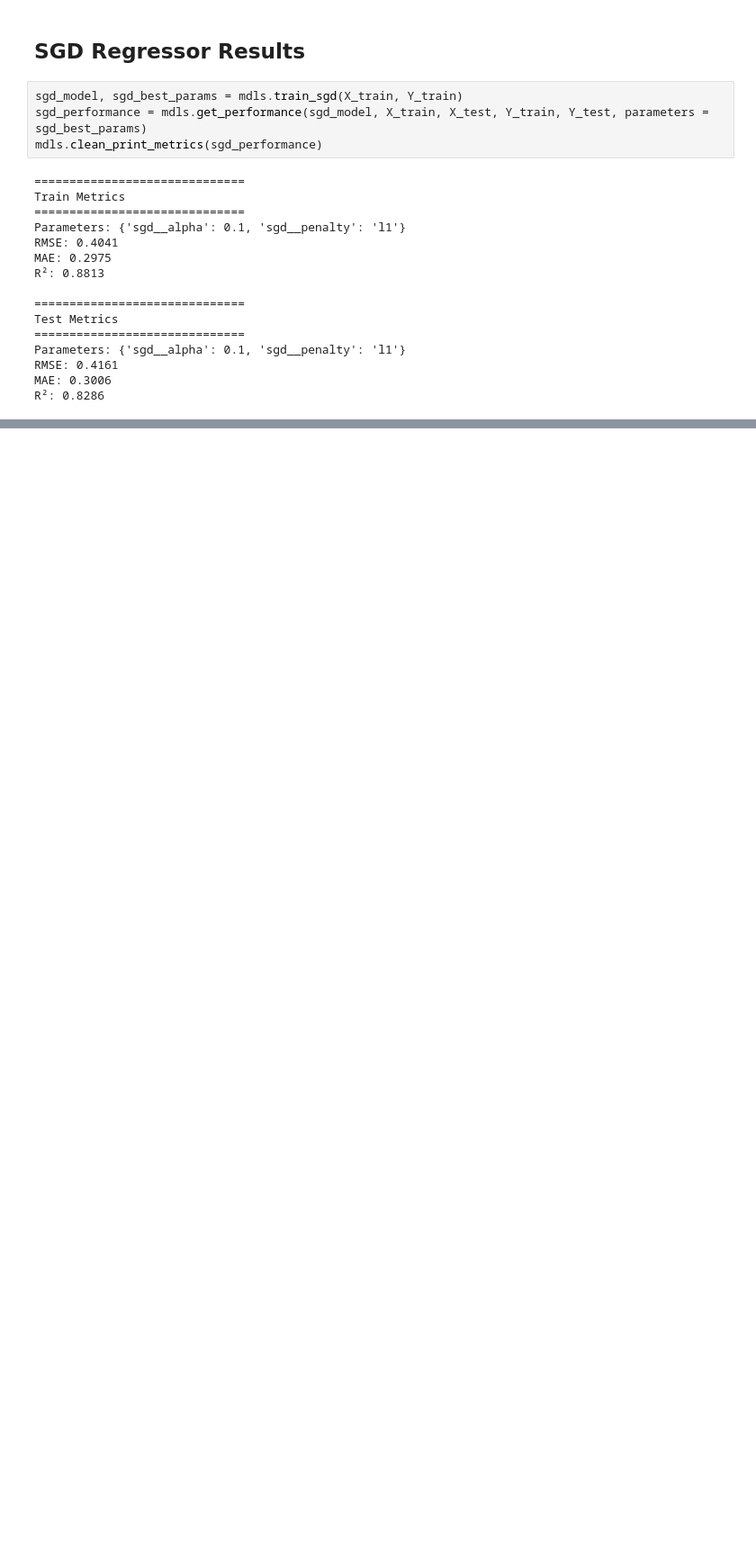
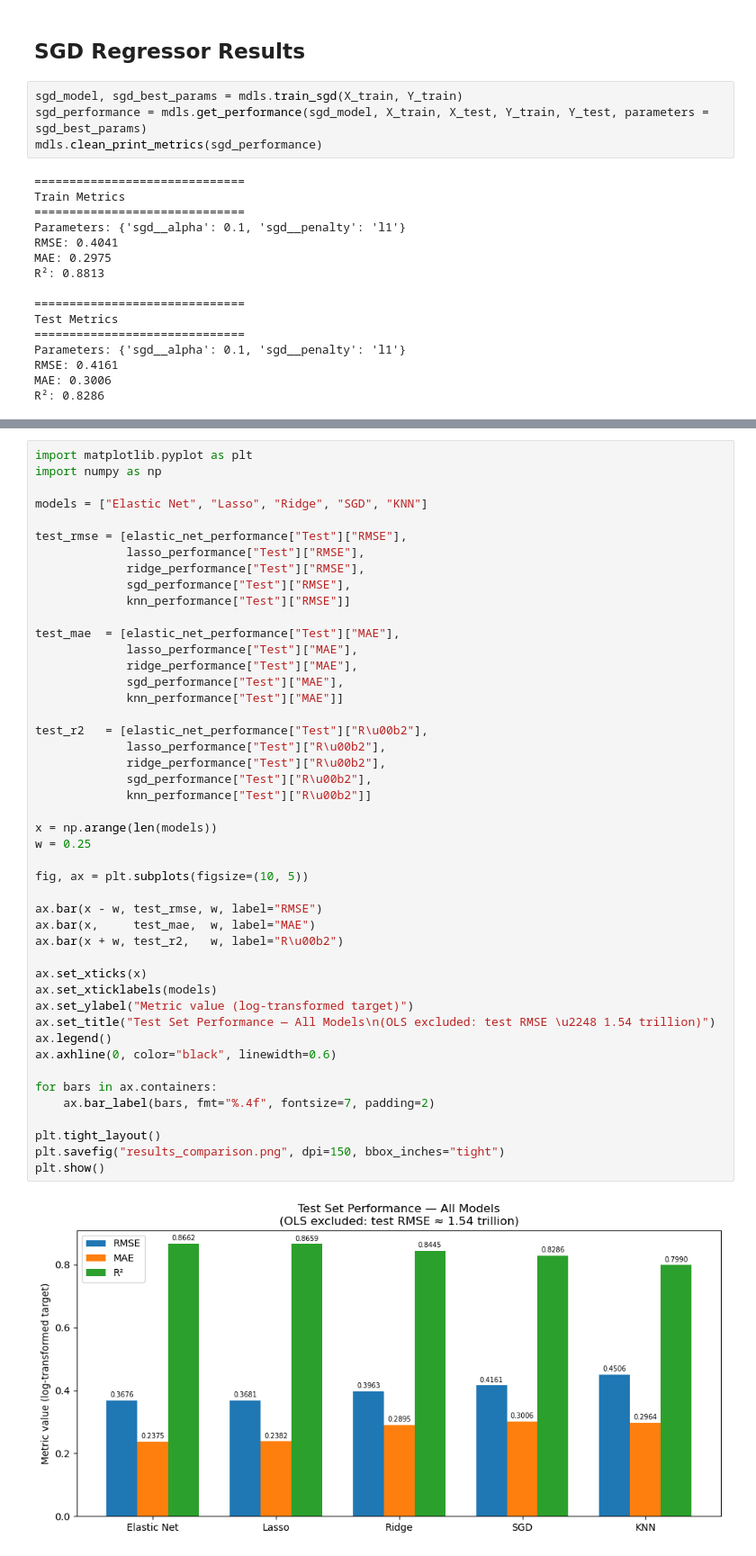
Before and after one commit to JaneDalessio/Data-300-Final, a Jupyter notebook: Model Results/results.ipynb, the cells around one changed output, grey strips where cells are left out. Shown at 90% size. Saved outputs shown, nothing was run; the diff lists cells and outputs as text; blank space fills up the shorter version.

```diff
--- a/Model Results/results.ipynb
+++ b/Model Results/results.ipynb
@@ -143,0 +146,48 @@ R²: 0.8286
+# %%
+import matplotlib.pyplot as plt
+import numpy as np
+
+models = ["Elastic Net", "Lasso", "Ridge", "SGD", "KNN"]
+
+test_rmse = [elastic_net_performance["Test"]["RMSE"],
+             lasso_performance["Test"]["RMSE"],
+             ridge_performance["Test"]["RMSE"],
+             sgd_performance["Test"]["RMSE"],
+             knn_performance["Test"]["RMSE"]]
+
+test_mae  = [elastic_net_performance["Test"]["MAE"],
+             lasso_performance["Test"]["MAE"],
+             ridge_performance["Test"]["MAE"],
+             sgd_performance["Test"]["MAE"],
+             knn_performance["Test"]["MAE"]]
+
+test_r2   = [elastic_net_performance["Test"]["R\u00b2"],
+             lasso_performance["Test"]["R\u00b2"],
+             ridge_performance["Test"]["R\u00b2"],
+             sgd_performance["Test"]["R\u00b2"],
+             knn_performance["Test"]["R\u00b2"]]
+
+x = np.arange(len(models))
+w = 0.25
+
+fig, ax = plt.subplots(figsize=(10, 5))
+
+ax.bar(x - w, test_rmse, w, label="RMSE")
+ax.bar(x,     test_mae,  w, label="MAE")
+ax.bar(x + w, test_r2,   w, label="R\u00b2")
+
+ax.set_xticks(x)
+ax.set_xticklabels(models)
+ax.set_ylabel("Metric value (log-transformed target)")
+ax.set_title("Test Set Performance — All Models\n(OLS excluded: test RMSE \u2248 1.54 trillion)")
+ax.legend()
+ax.axhline(0, color="black", linewidth=0.6)
+
+for bars in ax.containers:
+    ax.bar_label(bars, fmt="%.4f", fontsize=7, padding=2)
+
+plt.tight_layout()
+plt.savefig("results_comparison.png", dpi=150, bbox_inches="tight")
+plt.show()
+# %% [output]
+[figure, added]
```
Also changed, not shown: parts of 2 cells of this notebook.
